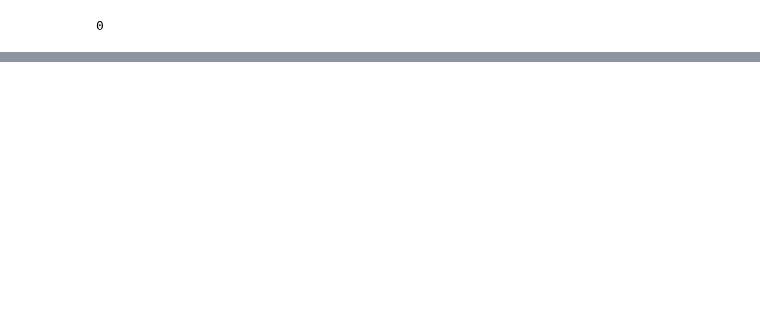
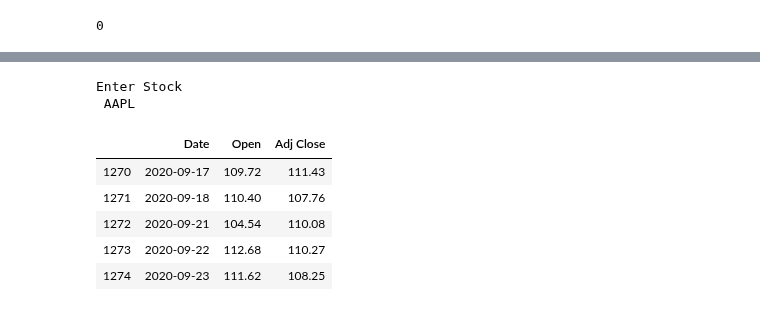
Before and after one commit to joseh4/Stock_market_monitoring, a Jupyter notebook: Creating_automated_chart.ipynb, the cells around one changed output, grey strips where cells are left out. Drawn from its saved outputs; the diff is of its cells as text; code cells hidden in the pictures; blank space fills up the shorter version.

```diff
--- a/Creating_automated_chart.ipynb
+++ b/Creating_automated_chart.ipynb
@@ -491,0 +497,14 @@ while True:
+# %%
+print('Enter Stock')
+x = input()
+df = pd.read_csv(f'{x}.csv')
+df.tail()
+# %% [output]
+Enter Stock
+ AAPL
+|  | Date | Open | Adj Close |
+| 1270 | 2020-09-17 | 109.72 | 111.43 |
+| 1271 | 2020-09-18 | 110.40 | 107.76 |
+| 1272 | 2020-09-21 | 104.54 | 110.08 |
+| 1273 | 2020-09-22 | 112.68 | 110.27 |
+| 1274 | 2020-09-23 | 111.62 | 108.25 |
```
Also changed, not shown: parts of 5 cells of this notebook.
